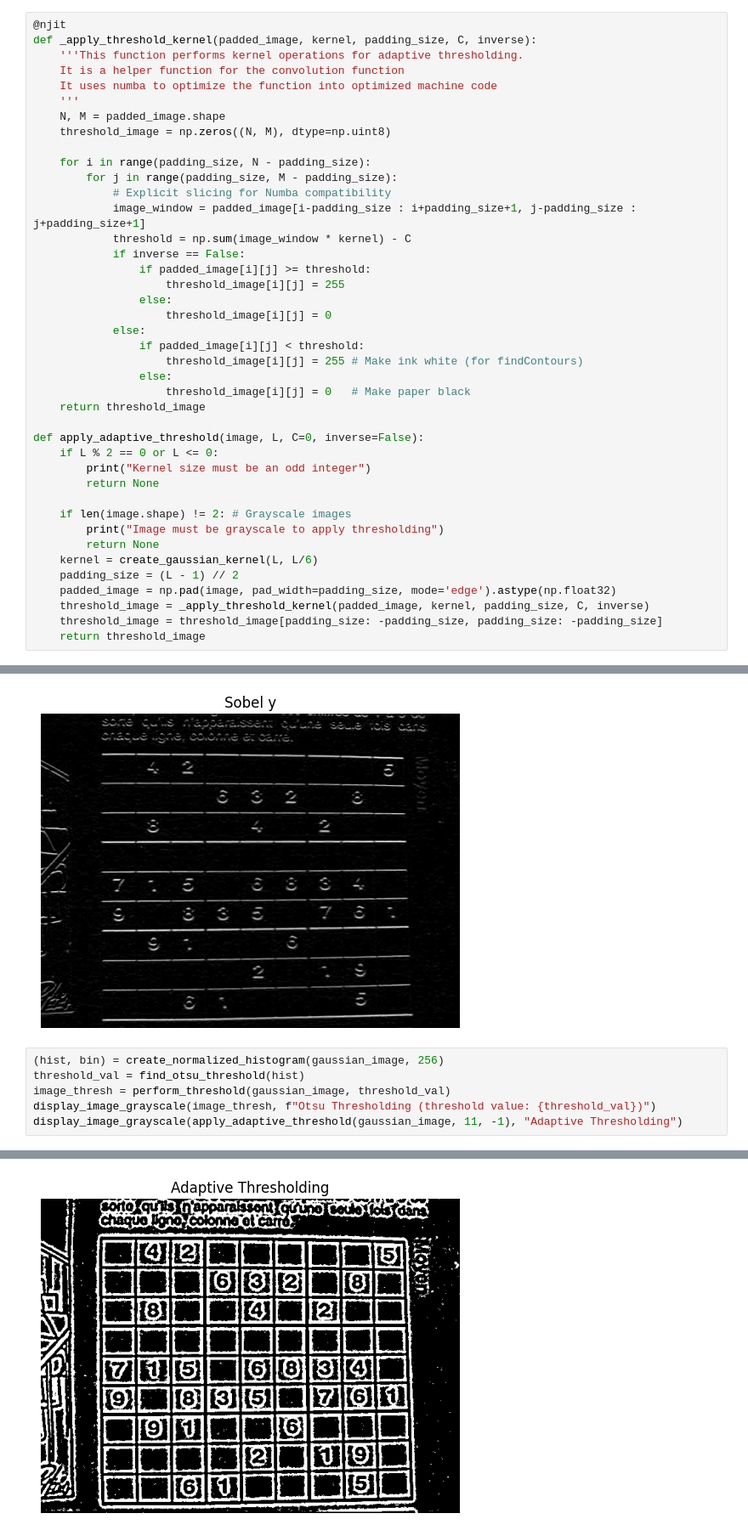
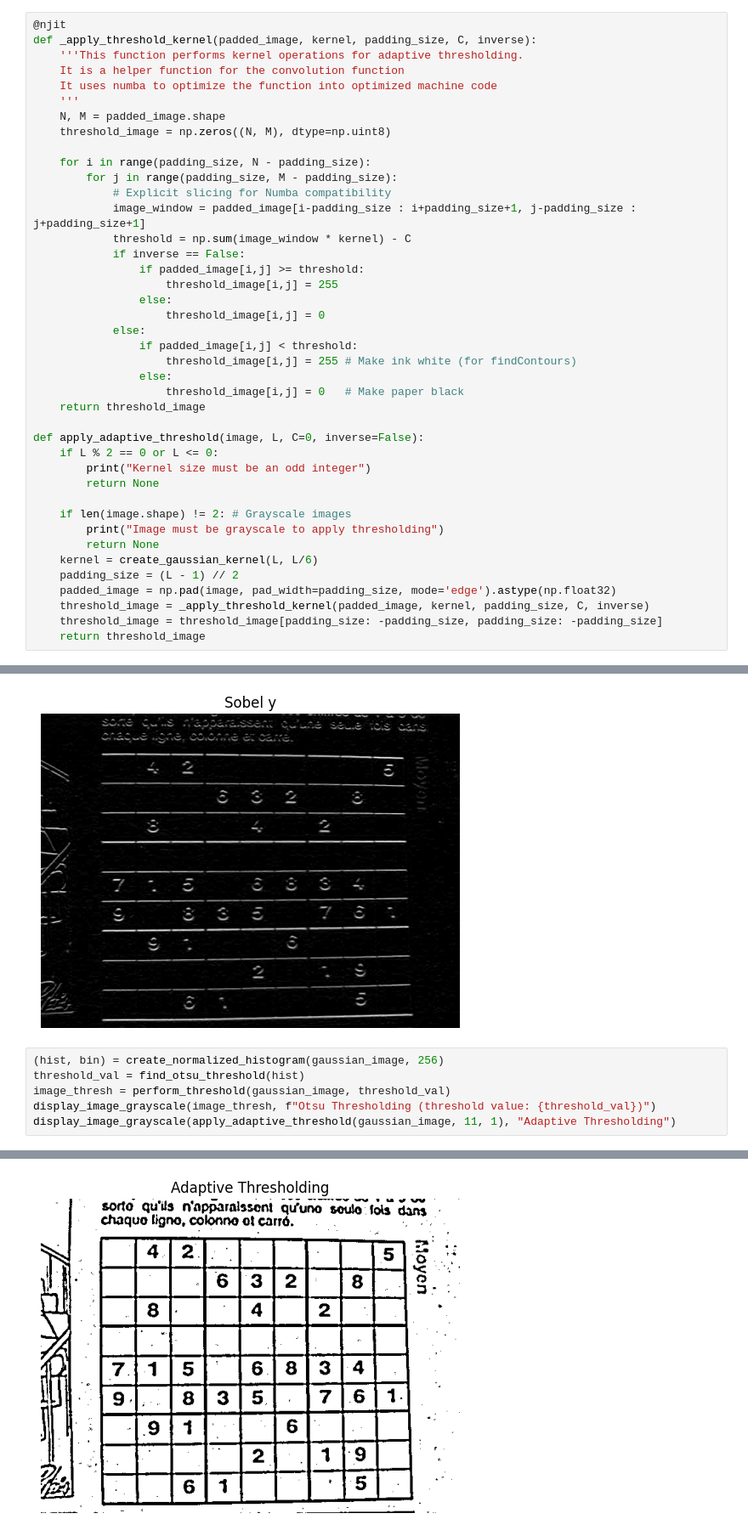
Before and after one commit to eddie-an/Optical-Sudoku-Solver, a Jupyter notebook: Image_Processing.ipynb, the cells around one changed output, grey strips where cells are left out. Shown at 85% size. Drawn from its saved outputs; the diff is of its cells as text.

```diff
--- a/Image_Processing.ipynb
+++ b/Image_Processing.ipynb
@@ -188,15 +188,15 @@ def _apply_threshold_kernel(padded_image, kernel, padding_size, C, inverse):
             image_window = padded_image[i-padding_size : i+padding_size+1, j-padding_size : j+padding_size+1]
             threshold = np.sum(image_window * kernel) - C
             if inverse == False:
-                if padded_image[i][j] >= threshold:
-                    threshold_image[i][j] = 255
+                if padded_image[i,j] >= threshold:
+                    threshold_image[i,j] = 255
                 else:
-                    threshold_image[i][j] = 0
+                    threshold_image[i,j] = 0
             else:
-                if padded_image[i][j] < threshold:
-                    threshold_image[i][j] = 255 # Make ink white (for findContours)
+                if padded_image[i,j] < threshold:
+                    threshold_image[i,j] = 255 # Make ink white (for findContours)
                 else:
-                    threshold_image[i][j] = 0   # Make paper black
+                    threshold_image[i,j] = 0   # Make paper black
     return threshold_image
 
 def apply_adaptive_threshold(image, L, C=0, inverse=False):
@@ -297,12 +302,12 @@ display_image_grayscale(image_sobel_y, "Sobel y")
 # %%
 (hist, bin) = create_normalized_histogram(gaussian_image, 256)
 threshold_val = find_otsu_threshold(hist)
 image_thresh = perform_threshold(gaussian_image, threshold_val)
 display_image_grayscale(image_thresh, f"Otsu Thresholding (threshold value: {threshold_val})")
-display_image_grayscale(apply_adaptive_threshold(gaussian_image, 11, -1), "Adaptive Thresholding")
+display_image_grayscale(apply_adaptive_threshold(gaussian_image, 11, 1), "Adaptive Thresholding")
 # %% [output]
 [figure]
-[figure, old version]
+[figure, new version]
 # %%
 def order_points(pts):
     """
```
Also changed, not shown: parts of 2 cells of this notebook, 5 other files.
